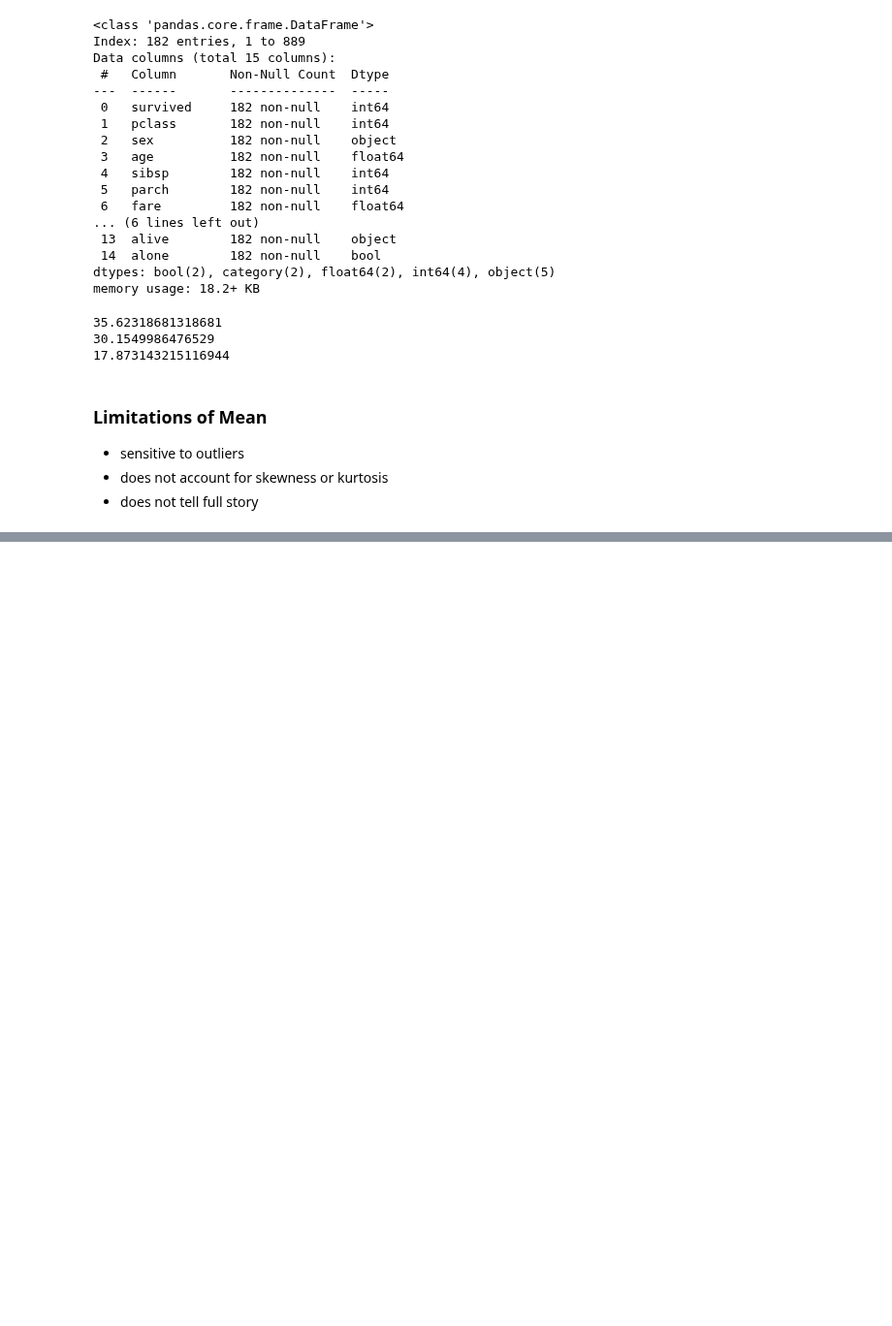
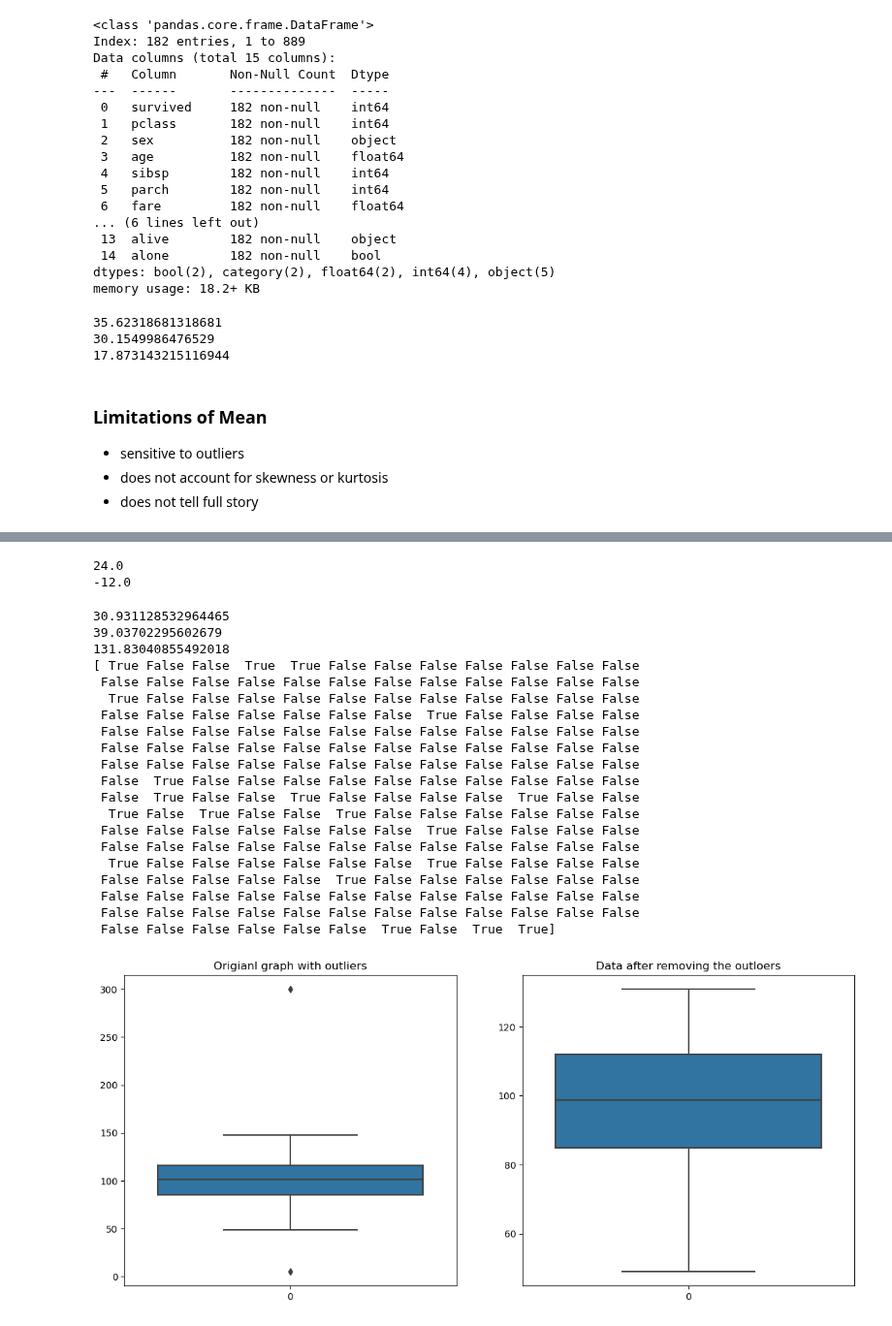
Before and after one commit to MuhammadRehanKhalid/Data_Science_AI, a Jupyter notebook: Day-53-57/Day_57_central_tendency_mean_sd.ipynb, the cells around one changed output, grey strips where cells are left out. Shown at 97% size. Drawn from its saved outputs; the diff is of its cells as text; code cells hidden in the pictures; blank space fills up the shorter version.

```diff
--- a/Day-53-57/Day_57_central_tendency_mean_sd.ipynb
+++ b/Day-53-57/Day_57_central_tendency_mean_sd.ipynb
@@ -66,0 +96,70 @@ print(stats.hmean(df['age']))
+# %%
+df = np.array([5,2,6,8,15,12,18,22,20])
+Q1 = np.percentile(df, 25)
+Q3 = np.percentile(df, 75)
+IQR = Q3 - Q1
+IQR
+IQR_min = Q1 - 1.5 * IQR
+IQR_max = Q1 + 1.5 * IQR
+print(IQR_max)
+print(IQR_min)
+# %% [output]
+24.0
+-12.0
+# %%
+import numpy as np
+import matplotlib.pyplot as plt
+import seaborn as sns
+# Genrate a data set with potential outliers
+
+np.random.seed(0)
+data = np.random.normal(100, 20, 200)
+data = np.append(data, [300, 5])
+# calculate IQR
+Q1 = np.percentile(data, 25)
+Q3 = np.percentile(data, 75)
+IQR = Q3 - Q1
+print(IQR)
+# find upper and lower bound
+lower_bound = Q1 - 1.5 * IQR
+upper_bound = Q1 + 1.5 * IQR
+print(lower_bound)
+print(upper_bound)
+
+# identify the outiers
+outliers = (data < lower_bound) | (data > upper_bound)
+print(outliers)
+# data without ouliers
+with_no_out = data[~outliers]
+# plot the two graphs
+plt.figure(figsize = (14,6))
+plt.subplot(1,2,1)
+sns.boxplot(data = data)
+plt.title('Origianl graph with outliers')
+# plot after the outlier removal
+plt.subplot(1,2,2)
+sns.boxplot(data = with_no_out)
+plt.title('Data after removing the outloers')
+plt.show()
+# %% [output]
+30.931128532964465
+39.03702295602679
+131.83040855492018
+[ True False False  True  True False False False False False False False
+ False False False False False False False False False False False False
+  True False False False False False False False False False False False
+ False False False False False False False  True False False False False
+ False False False False False False False False False False False False
+ False False False False False False False False False False False False
+ False False False False False False False False False False False False
+ False  True False False False False False False False False False False
+ False  True False False  True False False False False  True False False
+  True False  True False False  True False False False False False False
+ False False False False False False False  True False False False False
+ False False False False False False False False False False False False
+  True False False False False False False  True False False False False
+ False False False False False  True False False False False False False
+ False False False False False False False False False False False False
+ False False False False False False False False False False False False
+ False False False False False False  True False  True  True]
+[figure, added]
```
Also changed, not shown: parts of 9 cells of this notebook.
